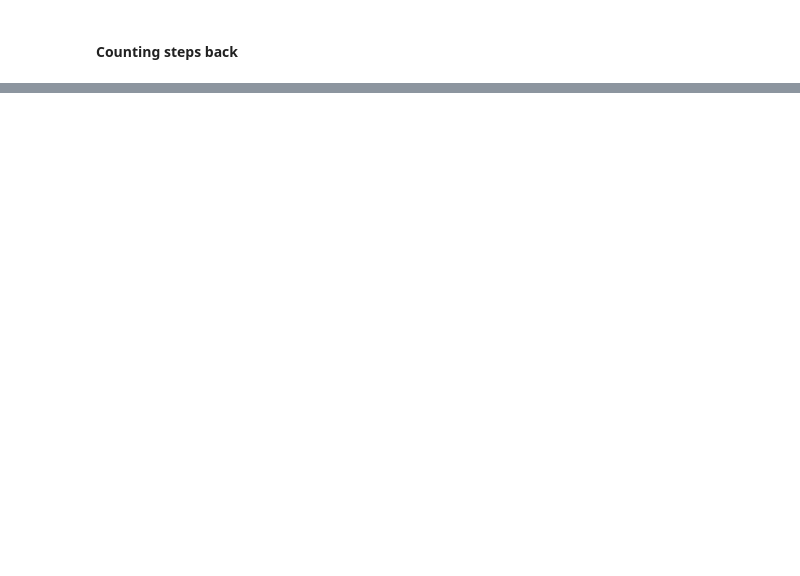
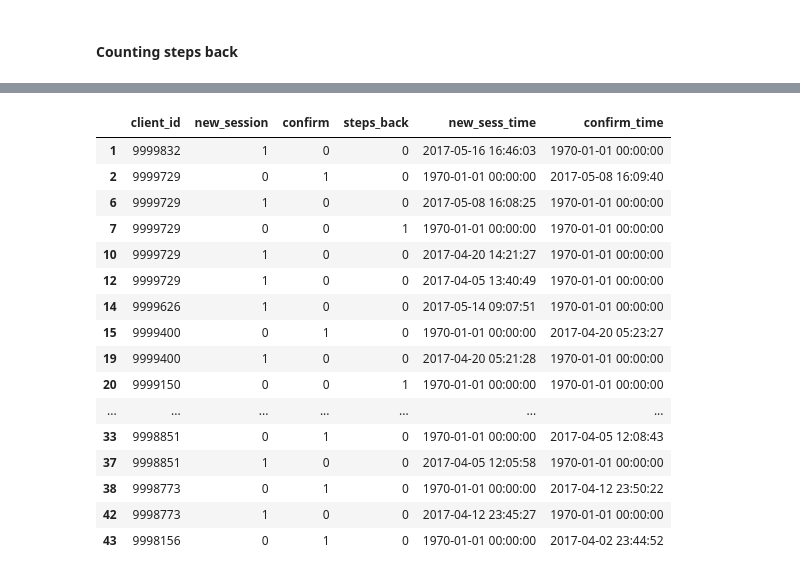
Before and after one commit to dimitsagk/AB_Testing_Analysis, a Jupyter notebook: notebooks/Project_2_02Cleaning+EDA.ipynb, the cells around one changed output, grey strips where cells are left out. Saved outputs shown, nothing was run; the diff lists cells and outputs as text; code cells hidden in the pictures; blank space fills up the shorter version.

```diff
--- a/notebooks/Project_2_02Cleaning+EDA.ipynb
+++ b/notebooks/Project_2_02Cleaning+EDA.ipynb
@@ -790,0 +804,35 @@ df_roster['variation'].value_counts()
+# %%
+df_2 = df_test_fltrd.copy()
+# %%
+df_2['new_sess_time'] = '1970-01-01 00:00:00'
+df_2['confirm_time'] = '1970-01-01 00:00:00'
+
+df_2.loc[df_2['new_session'] == 1, 'new_sess_time'] = df_2['date_time']
+df_2.loc[df_2['confirm'] == 1, 'confirm_time'] = df_2['date_time']
+# %%
+df_2.drop(columns=(['step','date_time','prev_id','next_id','prev_step','next_step','prev_time','diff_time']), inplace=True)
+# %%
+# Dropping the rows that have no value at new session, confirm, steps back
+#df_2.dropna(subset=['new_session', 'confirm', 'steps_back'], how='all', inplace=True)
+
+df_2 = df_2[~((df_2['new_session']==0) & (df_2['confirm']==0) & (df_2['steps_back']==0))]
+# %%
+df_2.head(20)
+# %% [output]
+|  | client_id | new_session | confirm | steps_back | new_sess_time | confirm_time |
+| 1 | 9999832 | 1 | 0 | 0 | 2017-05-16 16:46:03 | 1970-01-01 00:00:00 |
+| 2 | 9999729 | 0 | 1 | 0 | 1970-01-01 00:00:00 | 2017-05-08 16:09:40 |
+| 6 | 9999729 | 1 | 0 | 0 | 2017-05-08 16:08:25 | 1970-01-01 00:00:00 |
+| 7 | 9999729 | 0 | 0 | 1 | 1970-01-01 00:00:00 | 1970-01-01 00:00:00 |
+| 10 | 9999729 | 1 | 0 | 0 | 2017-04-20 14:21:27 | 1970-01-01 00:00:00 |
+| 12 | 9999729 | 1 | 0 | 0 | 2017-04-05 13:40:49 | 1970-01-01 00:00:00 |
+| 14 | 9999626 | 1 | 0 | 0 | 2017-05-14 09:07:51 | 1970-01-01 00:00:00 |
+| 15 | 9999400 | 0 | 1 | 0 | 1970-01-01 00:00:00 | 2017-04-20 05:23:27 |
+| 19 | 9999400 | 1 | 0 | 0 | 2017-04-20 05:21:28 | 1970-01-01 00:00:00 |
+| 20 | 9999150 | 0 | 0 | 1 | 1970-01-01 00:00:00 | 1970-01-01 00:00:00 |
+| ... | ... | ... | ... | ... | ... | ... |
+| 33 | 9998851 | 0 | 1 | 0 | 1970-01-01 00:00:00 | 2017-04-05 12:08:43 |
+| 37 | 9998851 | 1 | 0 | 0 | 2017-04-05 12:05:58 | 1970-01-01 00:00:00 |
+| 38 | 9998773 | 0 | 1 | 0 | 1970-01-01 00:00:00 | 2017-04-12 23:50:22 |
+| 42 | 9998773 | 1 | 0 | 0 | 2017-04-12 23:45:27 | 1970-01-01 00:00:00 |
+| 43 | 9998156 | 0 | 1 | 0 | 1970-01-01 00:00:00 | 2017-04-02 23:44:52 |
```
Also changed, not shown: parts of 44 cells of this notebook.
